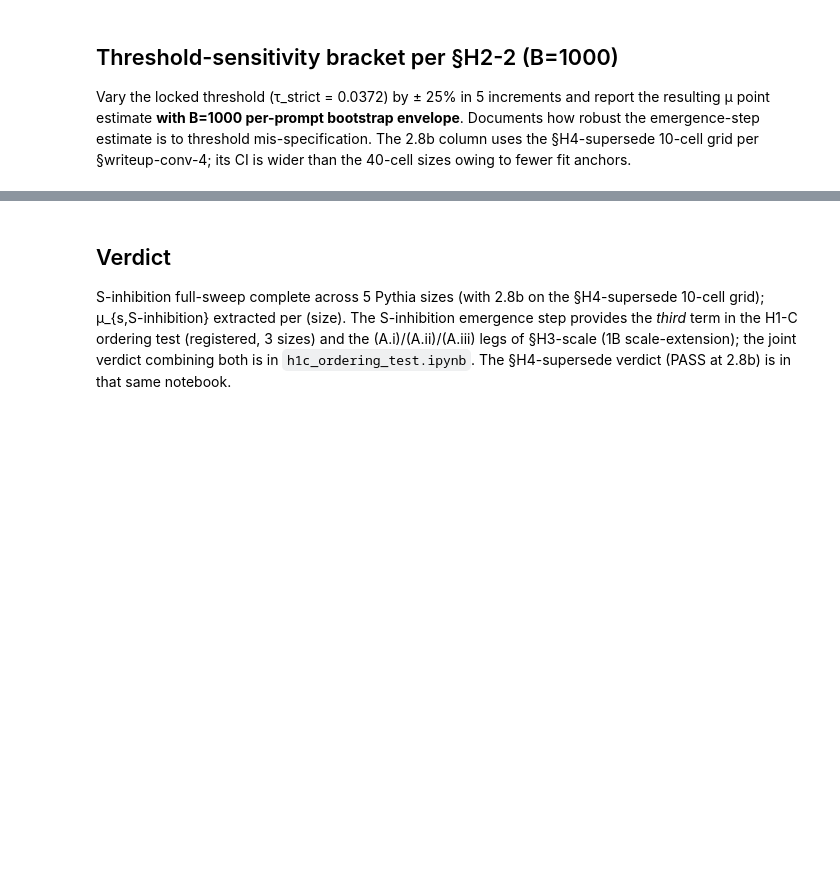
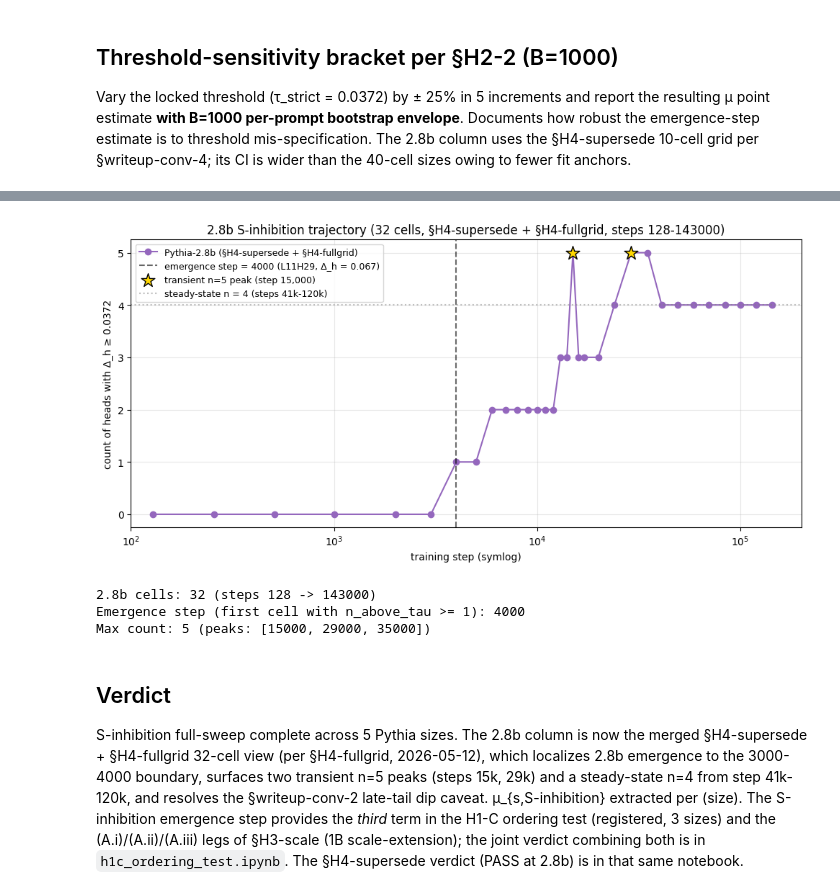
Before and after one commit to cam-berger/pythia-motif-emergence, a Jupyter notebook: notebooks/s_inhibition_full_sweep.ipynb, the cells around one changed output, grey strips where cells are left out. Drawn from its saved outputs; the diff is of its cells as text; code cells hidden in the pictures; blank space fills up the shorter version.

```diff
--- a/notebooks/s_inhibition_full_sweep.ipynb
+++ b/notebooks/s_inhibition_full_sweep.ipynb
@@ -293,4 +340,45 @@ plt.show()
+# %%
+# Merged 2.8b trajectory: count of S-inhibition heads (Δ_h ≥ τ_strict) across the
+# full 32-cell §H4-supersede + §H4-fullgrid sweep. Highlights:
+#   - emergence step at the 3000-4000 boundary (L11H29 first crosses τ_strict at step 4000)
+#   - two transient n=5 peaks at steps 15,000 and 29,000
+#   - steady state n=4 from step 41,000 through step 120,000
+sub_2_8b = summary[summary['size'] == '2.8b'].sort_values('step')
+emergence_step = 4000
+transient_peak_steps = [15000, 29000]
+steady_state_n = 4
+
+fig, ax = plt.subplots(figsize=(10, 5))
+ax.plot(sub_2_8b['step'], sub_2_8b['n_above_tau'], marker='o',
+        color=SIZE_COLOR['2.8b'], label='Pythia-2.8b (§H4-supersede + §H4-fullgrid)')
+ax.axvline(emergence_step, color='black', linestyle='--', alpha=0.6,
+           label=f'emergence step = {emergence_step} (L11H29, Δ_h = 0.067)')
+for pk in transient_peak_steps:
+    n_pk = int(sub_2_8b.loc[sub_2_8b['step'] == pk, 'n_above_tau'].iloc[0])
+    ax.scatter([pk], [n_pk], marker='*', s=200, color='gold',
+               edgecolor='black', linewidths=1.0, zorder=5,
+               label=f'transient n=5 peak (step {pk:,})' if pk == transient_peak_steps[0] else None)
+ax.axhline(steady_state_n, color='gray', linestyle=':', alpha=0.5,
+           label=f'steady-state n = {steady_state_n} (steps 41k-120k)')
+ax.set_xscale('symlog', linthresh=100)
+ax.set_xlim(100, 200000)
+ax.set_xlabel('training step (symlog)')
+ax.set_ylabel(f'count of heads with Δ_h ≥ {TAU_STRICT}')
+ax.set_title(f'2.8b S-inhibition trajectory ({len(sub_2_8b)} cells, §H4-supersede + §H4-fullgrid, steps {int(sub_2_8b["step"].min())}-{int(sub_2_8b["step"].max())})')
+ax.legend(fontsize=9, loc='upper left')
+ax.grid(alpha=0.3)
+plt.tight_layout()
+plt.show()
+
+print(f'2.8b cells: {len(sub_2_8b)} (steps {int(sub_2_8b["step"].min())} -> {int(sub_2_8b["step"].max())})')
+print(f'Emergence step (first cell with n_above_tau >= 1): {int(sub_2_8b.loc[sub_2_8b["n_above_tau"] >= 1, "step"].iloc[0])}')
+print(f'Max count: {int(sub_2_8b["n_above_tau"].max())} (peaks: {sub_2_8b.loc[sub_2_8b["n_above_tau"] == sub_2_8b["n_above_tau"].max(), "step"].tolist()})')
+# %% [output]
+[figure, added]
+2.8b cells: 32 (steps 128 -> 143000)
+Emergence step (first cell with n_above_tau >= 1): 4000
+Max count: 5 (peaks: [15000, 29000, 35000])
 # %% [markdown]
 ## Verdict
 
-S-inhibition full-sweep complete across 5 Pythia sizes (with 2.8b on the §H4-supersede 10-cell grid); μ_{s,S-inhibition} extracted per (size). The S-inhibition emergence step provides the *third* term in the H1-C ordering test (registered, 3 sizes) and the (A.i)/(A.ii)/(A.iii) legs of §H3-scale (1B scale-extension); the joint verdict combining both is in `h1c_ordering_test.ipynb`. The §H4-supersede verdict (PASS at 2.8b) is in that same notebook.
+S-inhibition full-sweep complete across 5 Pythia sizes. The 2.8b column is now the merged §H4-supersede + §H4-fullgrid 32-cell view (per §H4-fullgrid, 2026-05-12), which localizes 2.8b emergence to the 3000-4000 boundary, surfaces two transient n=5 peaks (steps 15k, 29k) and a steady-state n=4 from step 41k-120k, and resolves the §writeup-conv-2 late-tail dip caveat. μ_{s,S-inhibition} extracted per (size). The S-inhibition emergence step provides the *third* term in the H1-C ordering test (registered, 3 sizes) and the (A.i)/(A.ii)/(A.iii) legs of §H3-scale (1B scale-extension); the joint verdict combining both is in `h1c_ordering_test.ipynb`. The §H4-supersede verdict (PASS at 2.8b) is in that same notebook.
```
Also changed, not shown: parts of 11 cells of this notebook, 4 other files.
